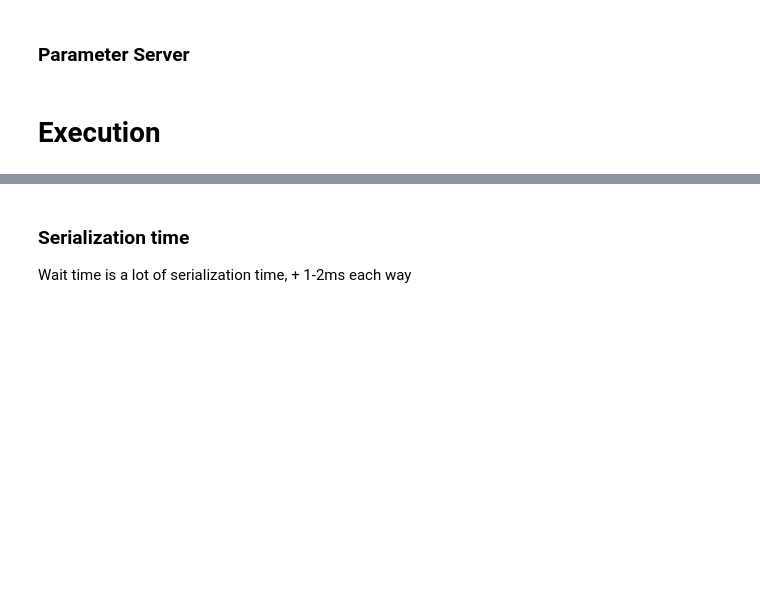
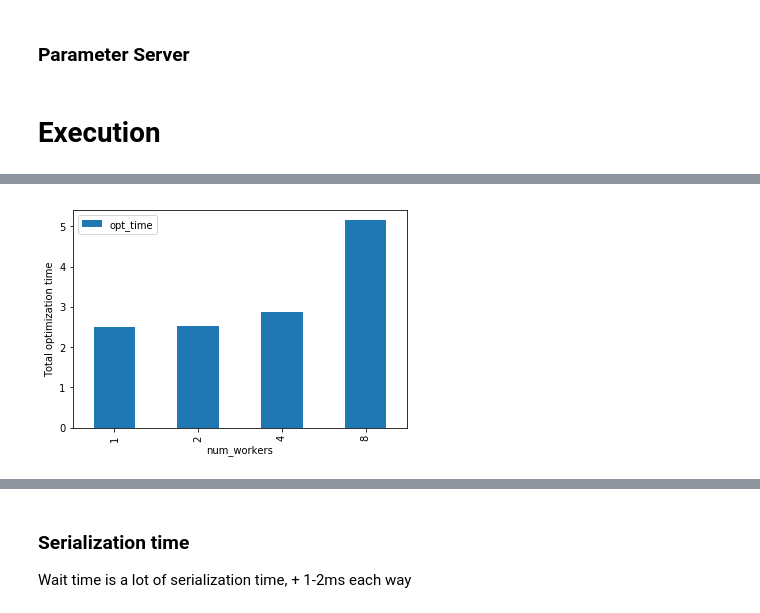
Before and after one commit to stsievert/dask-ps, a Jupyter notebook: Centralized-PS.ipynb, the cells around one changed output, grey strips where cells are left out. Cells and saved outputs as stored; diff of their text form; code cells hidden in the pictures; blank space fills up the shorter version.

```diff
--- a/Centralized-PS.ipynb
+++ b/Centralized-PS.ipynb
@@ -208,0 +195,38 @@ Net(
+# %%
+def test(batch_size=128, num_workers=4, iters=30):
+    batch_size //= num_workers
+    model = Net()
+    n_params = [np.prod(list(p.size())) for p in model.parameters()]
+
+    train_loader = torch.utils.data.DataLoader(
+        datasets.MNIST('../data', train=True, download=True,
+                       transform=transforms.Compose([
+                           transforms.ToTensor(),
+                           transforms.Normalize((0.1307,), (0.3081,))
+                       ])),
+        batch_size=batch_size, shuffle=True, **kwargs)
+
+    device = torch.device("cuda" if use_cuda else "cpu")
+    train_loader, model = client.scatter([train_loader, model])
+
+    ps = client.submit(PS, model, args, device,
+                       max_iter=30, num_workers=num_workers,
+                       actor=True, ).result()
+
+    futures = [client.submit(worker, ps, device, train_loader, worker_id=i)
+               for i in range(num_workers)]
+    metas = client.gather(futures)
+    metas = [{'worker_batch_size': batch_size,
+              'num_workers': num_workers,
+              'iters': iters,
+              'params': sum(n_params),
+              **m} for m in metas]
+    return metas
+# %%
+data = [test(num_workers=num_workers)
+        for num_workers in [1, 2, 4, 8]]
+# test(num_workers=4)
+# %%
+import pandas as pd
+df = pd.DataFrame(sum(data, []))
+df.head()
@@ -208,0 +240,9 @@ Net(
+# %%
+import matplotlib.pyplot as plt
+show = df.pivot_table(index='num_workers', values='opt_time',
+                      aggfunc=np.median)
+show.plot.bar()
+plt.ylabel('Total optimization time')
+plt.savefig('total_opt_time.png', dpi=300)
+# %% [output]
+[figure, added]
```
Also changed, not shown: parts of 13 cells of this notebook.
